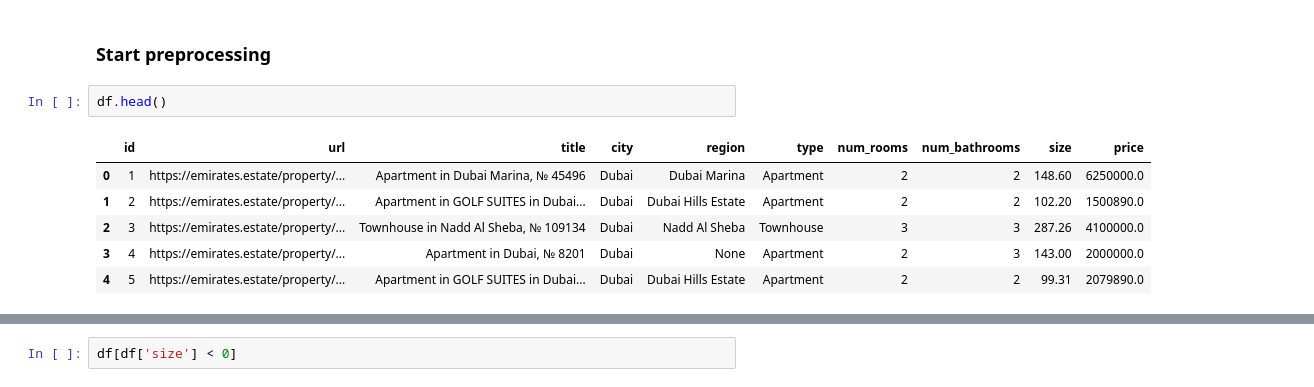
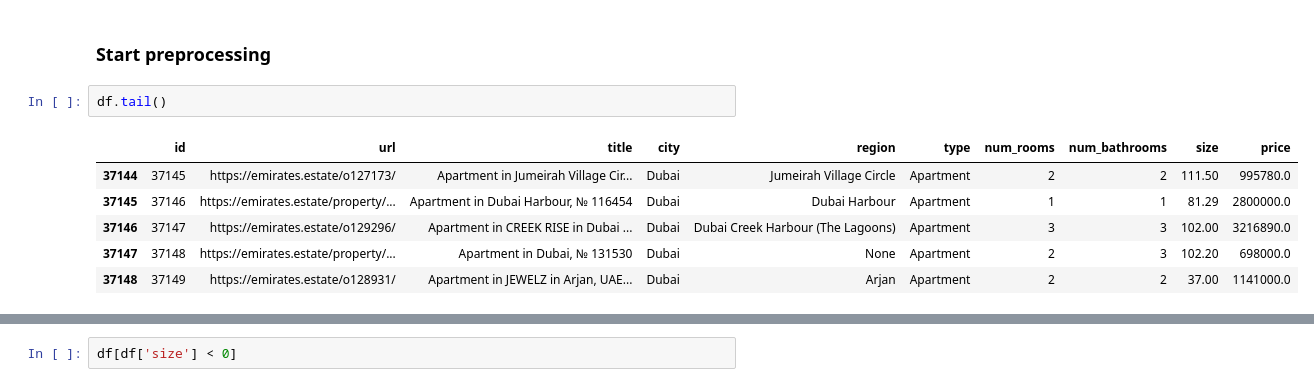
Before and after one commit to joefarah850/Capstone-Project, a Jupyter notebook: Preprocessing-Test/preprocessing.ipynb, the cells around one changed output, grey strips where cells are left out. Drawn from its saved outputs; the diff is of its cells as text.

```diff
--- a/Preprocessing-Test/preprocessing.ipynb
+++ b/Preprocessing-Test/preprocessing.ipynb
@@ -47,14 +47,14 @@ MySQL connection closed
 # %% [markdown]
 ### Start preprocessing
 # %%
-df.head()
+df.tail()
 # %% [output]
 |  | id | url | title | city | region | type | num_rooms | num_bathrooms | size | price |
-| 0 | 1 | https://emirates.estate/property/... | Apartment in Dubai Marina, № 45496 | Dubai | Dubai Marina | Apartment | 2 | 2 | 148.60 | 6250000.0 |
-| 1 | 2 | https://emirates.estate/property/... | Apartment in GOLF SUITES in Dubai... | Dubai | Dubai Hills Estate | Apartment | 2 | 2 | 102.20 | 1500890.0 |
-| 2 | 3 | https://emirates.estate/property/... | Townhouse in Nadd Al Sheba, № 109134 | Dubai | Nadd Al Sheba | Townhouse | 3 | 3 | 287.26 | 4100000.0 |
-| 3 | 4 | https://emirates.estate/property/... | Apartment in Dubai, № 8201 | Dubai | None | Apartment | 2 | 3 | 143.00 | 2000000.0 |
-| 4 | 5 | https://emirates.estate/property/... | Apartment in GOLF SUITES in Dubai... | Dubai | Dubai Hills Estate | Apartment | 2 | 2 | 99.31 | 2079890.0 |
+| 37144 | 37145 | https://emirates.estate/o127173/ | Apartment in Jumeirah Village Cir... | Dubai | Jumeirah Village Circle | Apartment | 2 | 2 | 111.50 | 995780.0 |
+| 37145 | 37146 | https://emirates.estate/property/... | Apartment in Dubai Harbour, № 116454 | Dubai | Dubai Harbour | Apartment | 1 | 1 | 81.29 | 2800000.0 |
+| 37146 | 37147 | https://emirates.estate/o129296/ | Apartment in CREEK RISE in Dubai ... | Dubai | Dubai Creek Harbour (The Lagoons) | Apartment | 3 | 3 | 102.00 | 3216890.0 |
+| 37147 | 37148 | https://emirates.estate/property/... | Apartment in Dubai, № 131530 | Dubai | None | Apartment | 2 | 3 | 102.20 | 698000.0 |
+| 37148 | 37149 | https://emirates.estate/o128931/ | Apartment in JEWELZ in Arjan, UAE... | Dubai | Arjan | Apartment | 2 | 2 | 37.00 | 1141000.0 |
 # %%
 df.info()
 # %% [output]
```
Also changed, not shown: parts of 43 cells of this notebook, 26 other files.
